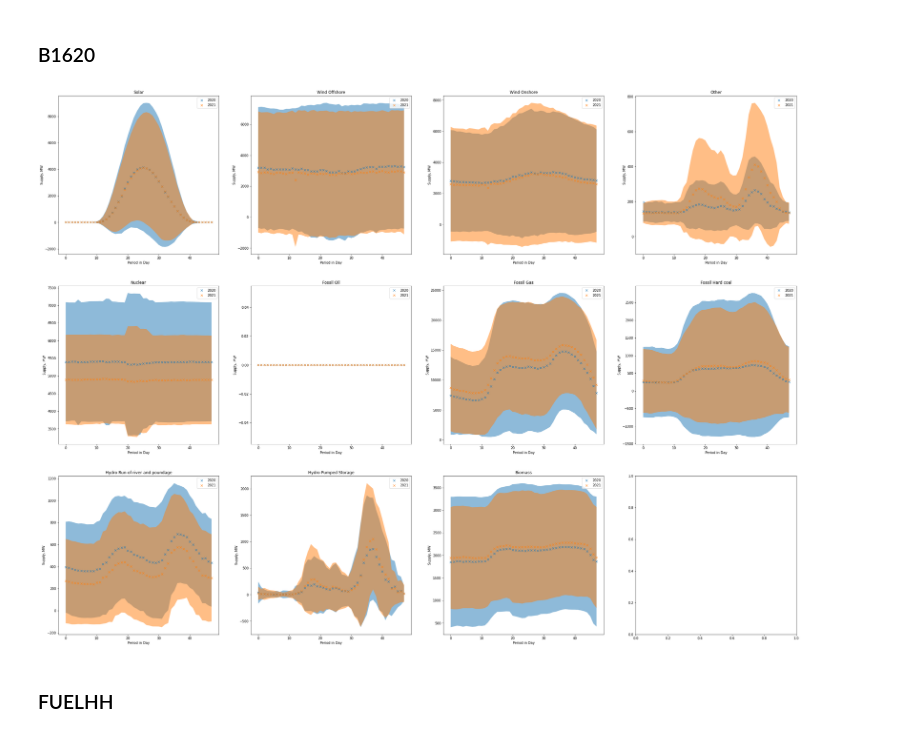
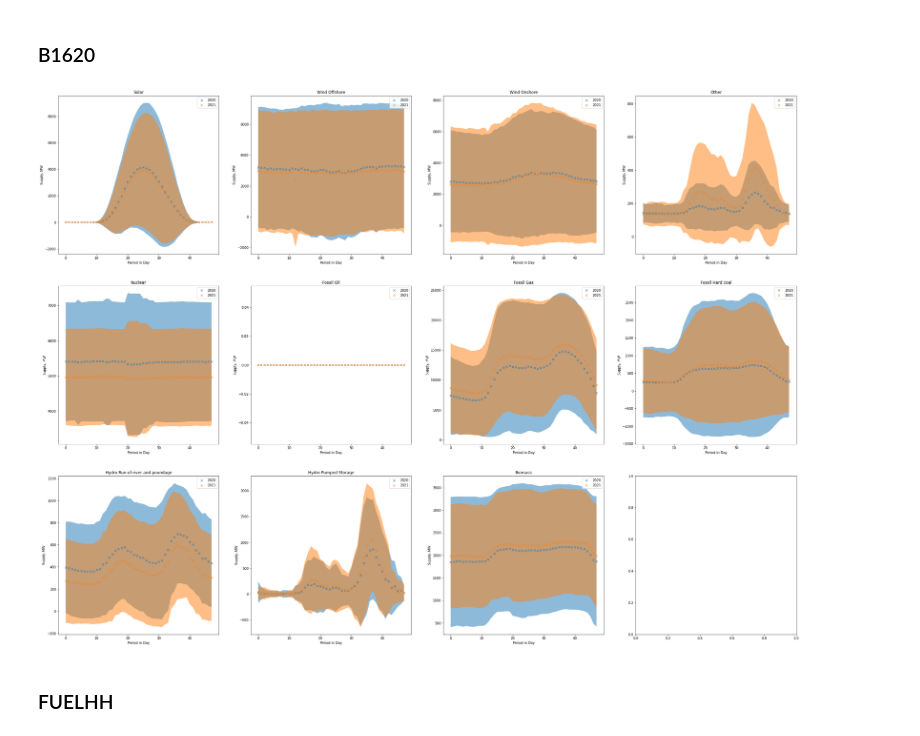
Before and after one commit to Cam-MLPW-MLMI-21-22/elexon-data-portal, a Jupyter notebook: elexon.ipynb, the cells around one changed output. Saved outputs shown, nothing was run; the diff lists cells and outputs as text; code cells hidden in the pictures.

```diff
--- a/elexon.ipynb
+++ b/elexon.ipynb
@@ -712,39 +715,39 @@ Take the mean for each period in the day.
 fig, ax = plt.subplots(3, 4, figsize=(40,30))
 
 supply_dates = [
-    ('20200101', '20201231'),
+    ('20200101', '20210101'),
     ('20210101', '20211207')
 ]
 
 for dates in supply_dates:
     start_date_str, end_date_str = dates
     b1620_filename = f'B1620_{start_date_str}_{end_date_str}.csv'
     df_B1620 = pd.read_csv(os.path.join('data', b1620_filename), index_col=0, parse_dates=True)
     df_B1620 = process_supply_data(df_B1620)
     for i, supply_type in enumerate(supply_types):
         im_x, im_y = i // 4, i % 4
 
         supply_data = df_B1620.loc[df_B1620["powerSystemResourceType"] == supply_type, ['quantity', 'periodSinceRef', 'periodOfDay']]
 
         # x = supply_data['periodSinceRef'].values[:,None]
         # y = supply_data['quantity'].values[:,None]
 
         x = supply_data['periodOfDay'].unique()[:,None]
         y = supply_data.groupby('periodOfDay').mean()['quantity'].values[:,None]
         y_std = supply_data.groupby('periodOfDay').std()['quantity'].values
 
         # ax.plot(supply_data.index, y)
         ax[im_x, im_y].plot(x, y, label=start_date_str[:4], marker='x', ls='')
         ax[im_x, im_y].fill_between(x.flatten(), y.flatten()-2*y_std, y.flatten()+2*y_std, alpha=0.5)
 
         ax[im_x, im_y].set_title(supply_type)
         ax[im_x, im_y].set_xlabel('Period in Day')
         ax[im_x, im_y].set_ylabel('Supply, MW')
         # ax[im_x, im_y].set_ylim(0, 25000)
 
         ax[im_x, im_y].legend()
 # %% [output]
-[figure, old version]
+[figure, new version]
 # %% [markdown]
 ### FUELHH
 # %%
```
Also changed, not shown: parts of 38 cells of this notebook.
